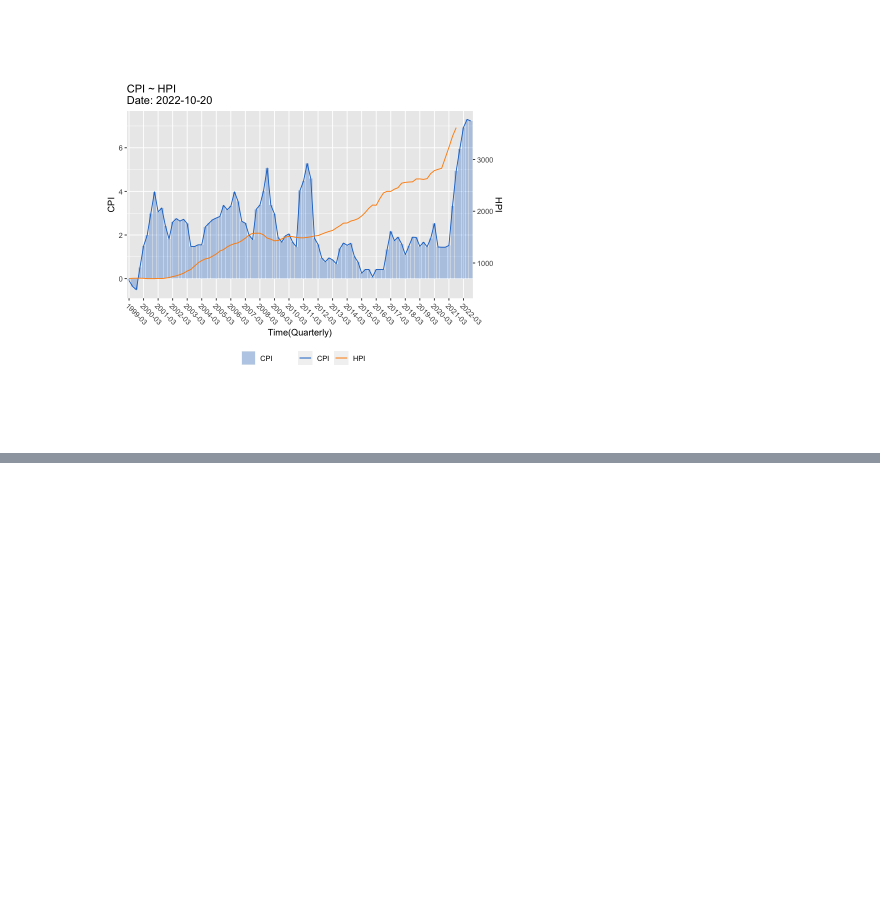
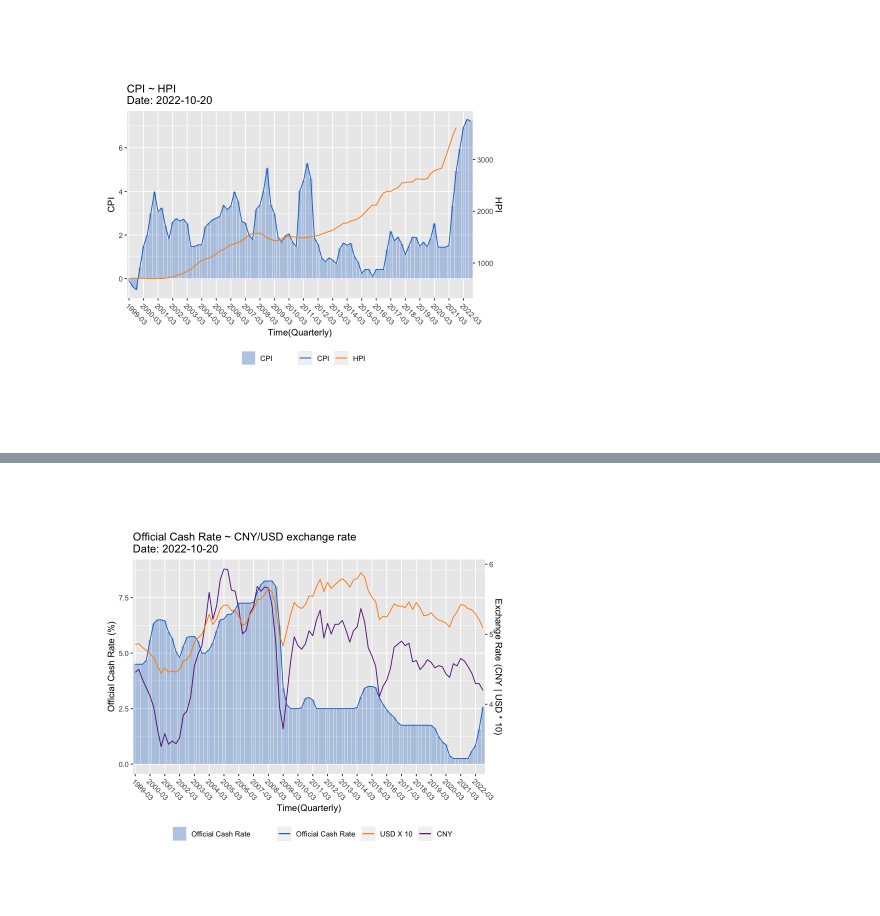
Before and after one commit to ansrali/data422-group-project, a Jupyter notebook: Data_Visualisation.ipynb, the cells around one changed output, grey strips where cells are left out. Drawn from its saved outputs; the diff is of its cells as text; code cells hidden in the pictures; blank space fills up the shorter version.

```diff
--- a/Data_Visualisation.ipynb
+++ b/Data_Visualisation.ipynb
@@ -166,0 +181,27 @@ ggplot(data, aes(x = date.quarter, y =  CPI, group = 1)) +
+# %%
+# 4. OCR ~ CNY
+ss = get_scale_shift(data, "ocr_quarter", "cny_rete_quarter")
+scale = ss[1]
+shift = ss[2]
+min_first = ss[3]
+max_first = ss[4]
+
+ggplot(data, aes(x = date.quarter, y = ocr_quarter, group = 1)) +
+    geom_line(aes(col = "Official Cash Rate")) +
+    geom_bar(aes(y = ocr_quarter, fill = "Official Cash Rate"), stat = "identity", alpha=.3) +
+    geom_line(aes(y = inv_scale_function(cny_rete_quarter, scale, shift), col = "CNY")) +
+    geom_line(aes(y = (usd_rete_quarter * 10), col = "USD X 10")) +
+    scale_fill_manual(values = c("Official Cash Rate" = "dodgerblue3")) +
+    scale_x_discrete(name = "Time(Quarterly)", breaks = x_breaks) +
+    scale_y_continuous(name = "Official Cash Rate (%)",
+        #limits = c(min_first, max_first),
+        sec.axis = sec_axis(~scale_function(., scale, shift), name = "Exchange Rate (CNY | USD * 10)")) +
+    scale_color_manual(values = c("Official Cash Rate" = "dodgerblue3",
+                    "USD X 10" = "darkorange", "CNY" = "darkorchid4")) +
+    theme(legend.position="bottom", plot.margin=grid::unit(c(0,5,0,5), "mm")) +
+    theme(axis.text.x = element_text(angle = -45, hjust = 0.001)) +
+    coord_fixed(ratio = 6) +
+    labs(color = " ", fill = " ",
+       title = paste0("Official Cash Rate ~ CNY/USD exchange rate\nDate: ", Sys.Date()))
+# %% [output]
+[figure, added]
```
Also changed, not shown: parts of 3 cells of this notebook.
